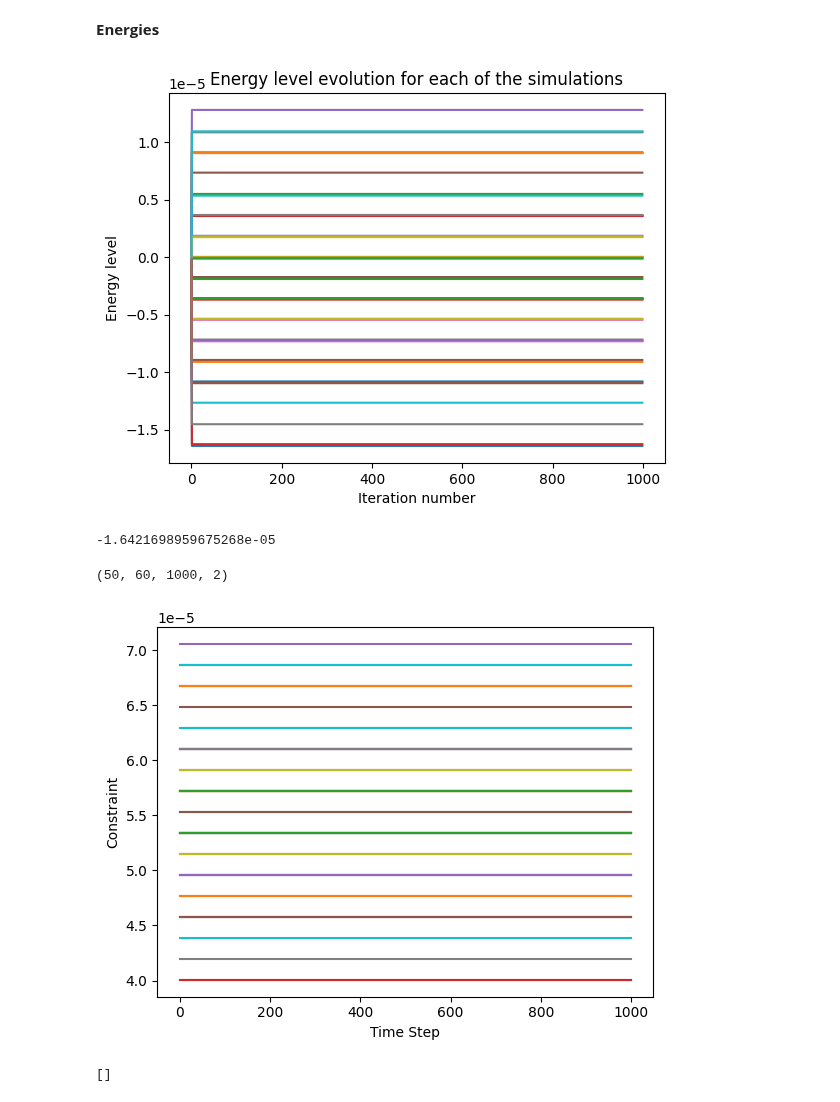
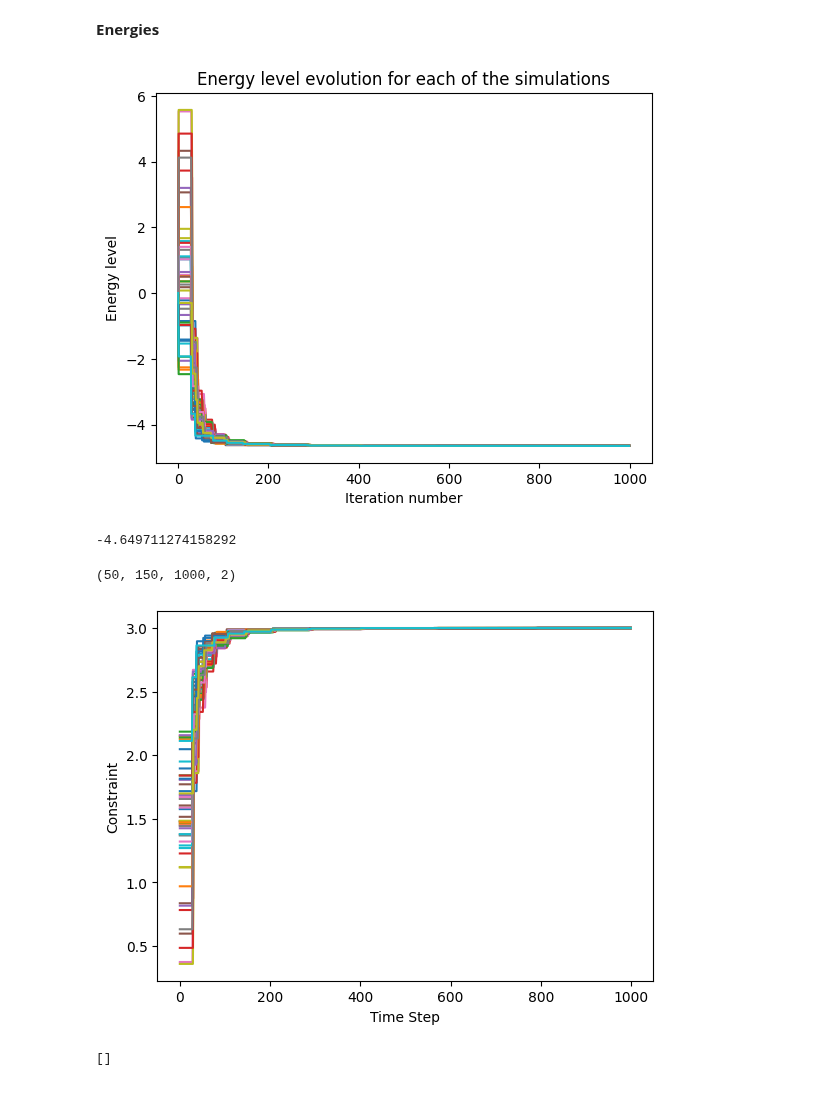
Before and after one commit to NESRINE202/SB_Algorithm_applications, a Jupyter notebook: Markovitz_testing.ipynb, the cells around one changed output. Saved outputs shown, nothing was run; the diff lists cells and outputs as text; code cells hidden in the pictures.

```diff
--- a/Markovitz_testing.ipynb
+++ b/Markovitz_testing.ipynb
@@ -50,7 +36,7 @@ Defining the optimizing parameters
 Lamda1 = 1
 Lamda2 = 1
 Lamda  = [0.5,0.5,0.5]
-fraction = 200
+fraction = 50
 step = 0.05
 iteration = 1000
 n_cond_init = 50
@@ -65,7 +51,7 @@ def temperature(self, t):
 
 def a(self, t):
     a0=0
-    return t/iteration/5
+    return t/iteration/100
     # if t<100:
     #     return 0.01*t
     # else:
@@ -86,17 +72,17 @@ states,energies = markovitz.SB_optimization(step_func, iteration, n_cond_init,te
 results_annalysis.plot_energies_evolution(energies)
 results_annalysis.extract_full_solution(states, energies)[0]
 # %% [output]
-[figure, old version]
+[figure, new version]
--1.6421698959675268e-05
+-4.649711274158292
 # %%
 print(np.shape(states))
 # %% [output]
-(50, 60, 1000, 2)
+(50, 150, 1000, 2)
 # %%
 def Pbinaire(bits,n):
     p = np.zeros((n,n*(bits)))
-    # pp = np.array([2**i for i in range(bits)])
-    pp= np.ones(bits)
+    pp = np.array([2**i for i in range(bits)])
+    # pp= np.ones(bits)
 
     for i in range(n):
         start = i*(bits)
@@ -114,26 +100,26 @@ def Pbinaire(bits,n):
 # %%
 # Evolution of the constraint that P (SF+I)/2 = 1
 import matplotlib.pyplot as plt
 Sum = np.zeros((n_cond_init,iteration))
 for t in range(iteration):
     S = states[:,:,t,0]
     SF= np.zeros(np.shape(S))
     SF[states[:, :, t, 0] >= 0] = 1
     SF[states[:, :, t, 0] < 0] = -1
     I = np.ones(np.shape(SF))
-    Weights = np.dot(Pbinaire(fraction,3),(SF+I).T)
+    Weights = np.dot(Pbinaire(fraction,3),(SF+I).T)/2
     Sum[:,t] = np.sum(Weights,axis = 0 )
 
 # print(np.sum(Weights,axis = 0))
 # print(Sum)
 for i in range(n_cond_init):
     plt.plot(np.array(list(range(iteration))), Sum[i,:])
 
 plt.xlabel('Time Step')
 plt.ylabel('Constraint')
 plt.show()
 # %% [output]
-[figure, old version]
+[figure, new version]
 # %%
 
 print(states[Sum[:,-1]==1,:,-1,0])
```
Also changed, not shown: parts of 21 cells of this notebook, 2 other files.
